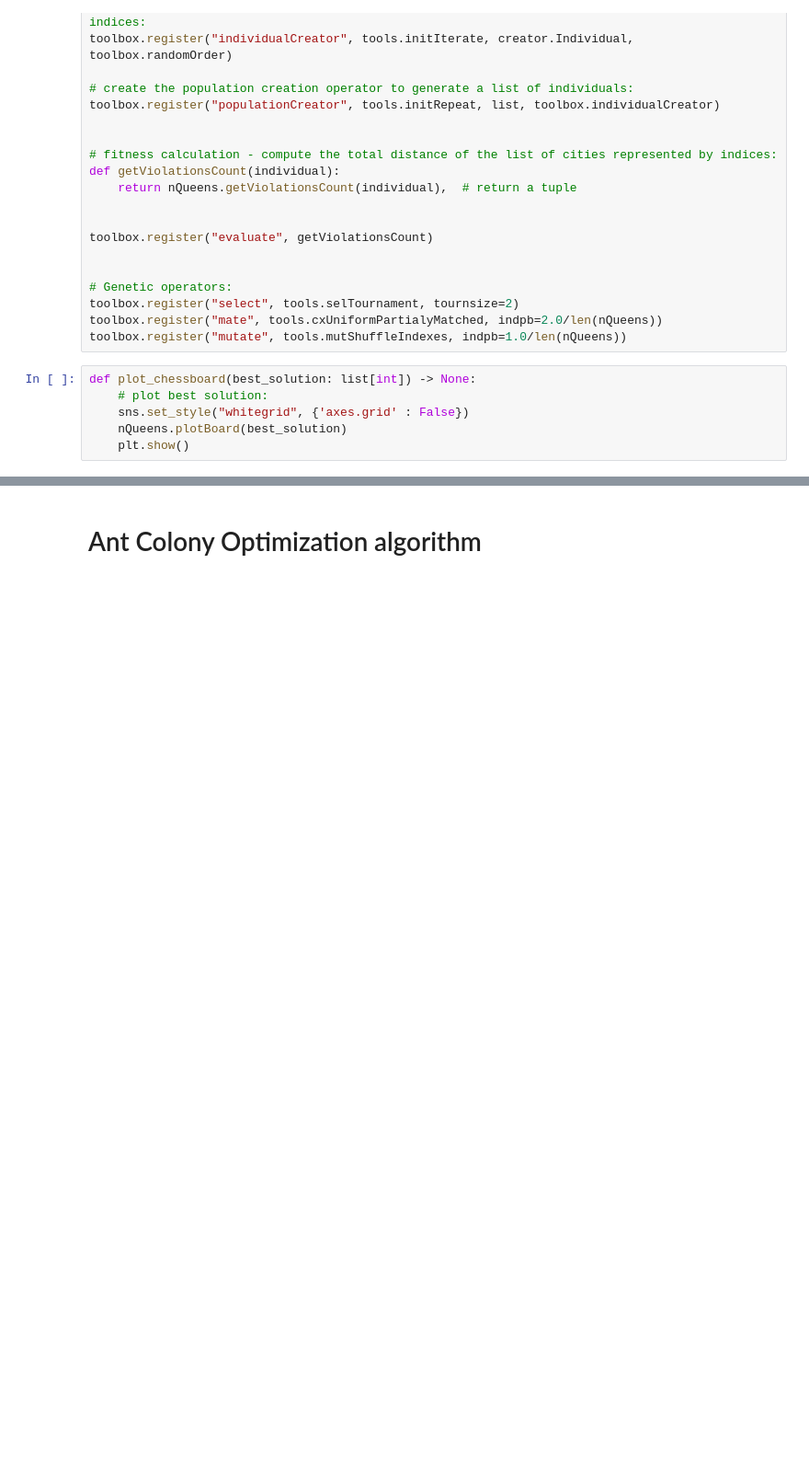
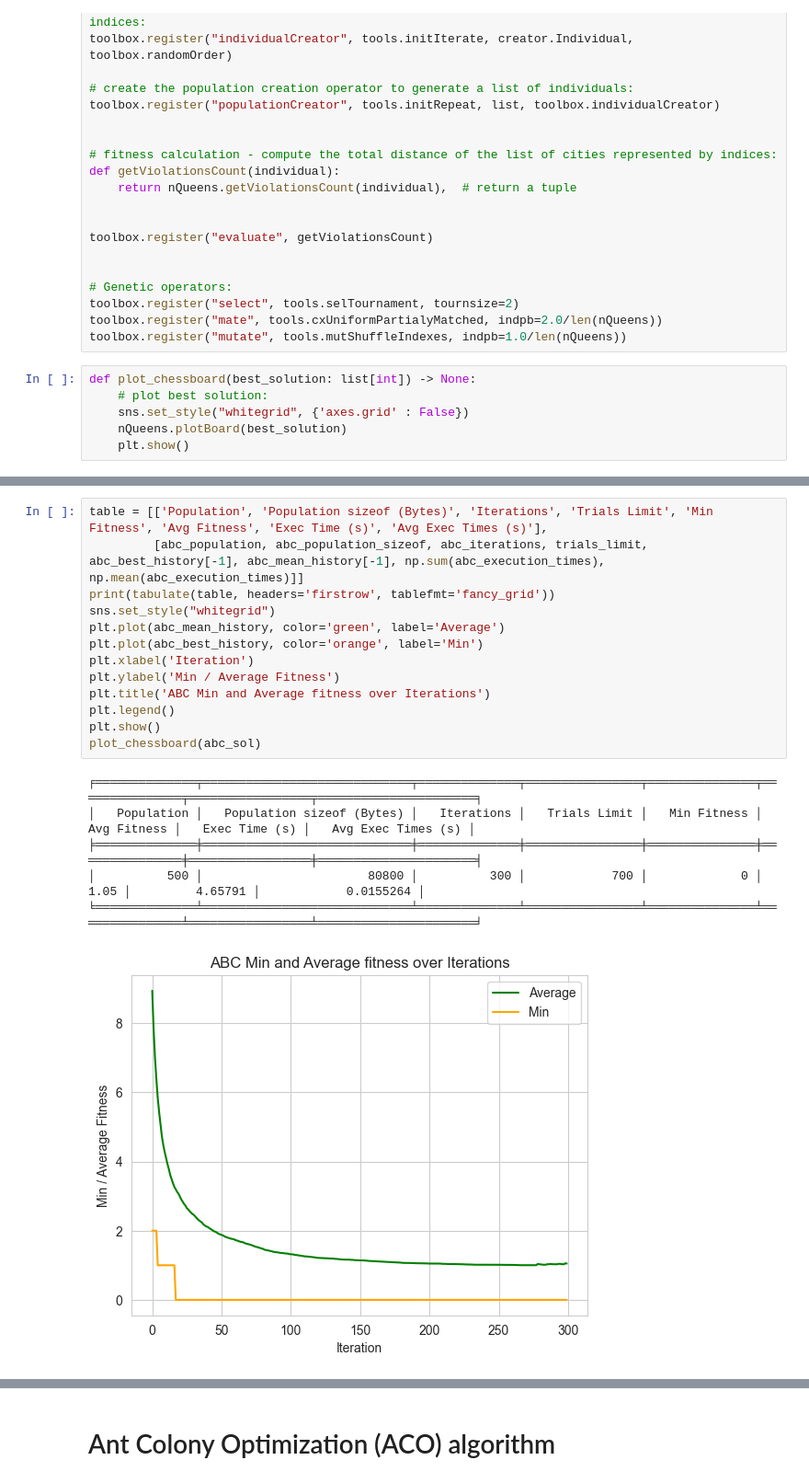
Before and after one commit to mastronardo/Bee-Colony-vs-Ant-Colony, a Jupyter notebook: N-Queens-Problem-with-Genetic-Bee-Ant.ipynb, the cells around one changed output, grey strips where cells are left out. Shown: that part at 92% size. Cells and saved outputs as stored; diff of their text form; blank space fills up the shorter version.

```diff
--- a/N-Queens-Problem-with-Genetic-Bee-Ant.ipynb
+++ b/N-Queens-Problem-with-Genetic-Bee-Ant.ipynb
@@ -200,0 +244,20 @@ ABC Best Solution array('i', [11, 7, 3, 0, 2, 13, 8, 10, 1, 14, 5, 15, 12, 9, 6,
+# %%
+table = [['Population', 'Population sizeof (Bytes)', 'Iterations', 'Trials Limit', 'Min Fitness', 'Avg Fitness', 'Exec Time (s)', 'Avg Exec Times (s)'],
+         [abc_population, abc_population_sizeof, abc_iterations, trials_limit, abc_best_history[-1], abc_mean_history[-1], np.sum(abc_execution_times), np.mean(abc_execution_times)]]
+print(tabulate(table, headers='firstrow', tablefmt='fancy_grid'))
+sns.set_style("whitegrid")
+plt.plot(abc_mean_history, color='green', label='Average')
+plt.plot(abc_best_history, color='orange', label='Min')
+plt.xlabel('Iteration')
+plt.ylabel('Min / Average Fitness')
+plt.title('ABC Min and Average fitness over Iterations')
+plt.legend()
+plt.show()
+plot_chessboard(abc_sol)
+# %% [output]
+╒══════════════╤═════════════════════════════╤══════════════╤════════════════╤═══════════════╤═══════════════╤═════════════════╤══════════════════════╕
+│   Population │   Population sizeof (Bytes) │   Iterations │   Trials Limit │   Min Fitness │   Avg Fitness │   Exec Time (s) │   Avg Exec Times (s) │
+╞══════════════╪═════════════════════════════╪══════════════╪════════════════╪═══════════════╪═══════════════╪═════════════════╪══════════════════════╡
+│          500 │                       80800 │          300 │            700 │             0 │          1.05 │         4.65791 │            0.0155264 │
+╘══════════════╧═════════════════════════════╧══════════════╧════════════════╧═══════════════╧═══════════════╧═════════════════╧══════════════════════╛
+[figure, added]
@@ -201,3 +265,3 @@ ABC Best Solution array('i', [11, 7, 3, 0, 2, 13, 8, 10, 1, 14, 5, 15, 12, 9, 6,
 # %% [markdown]
-# Ant Colony Optimization algorithm
+# Ant Colony Optimization (ACO) algorithm
 # %%
```
Also changed, not shown: parts of 15 cells of this notebook, 2 other files.
